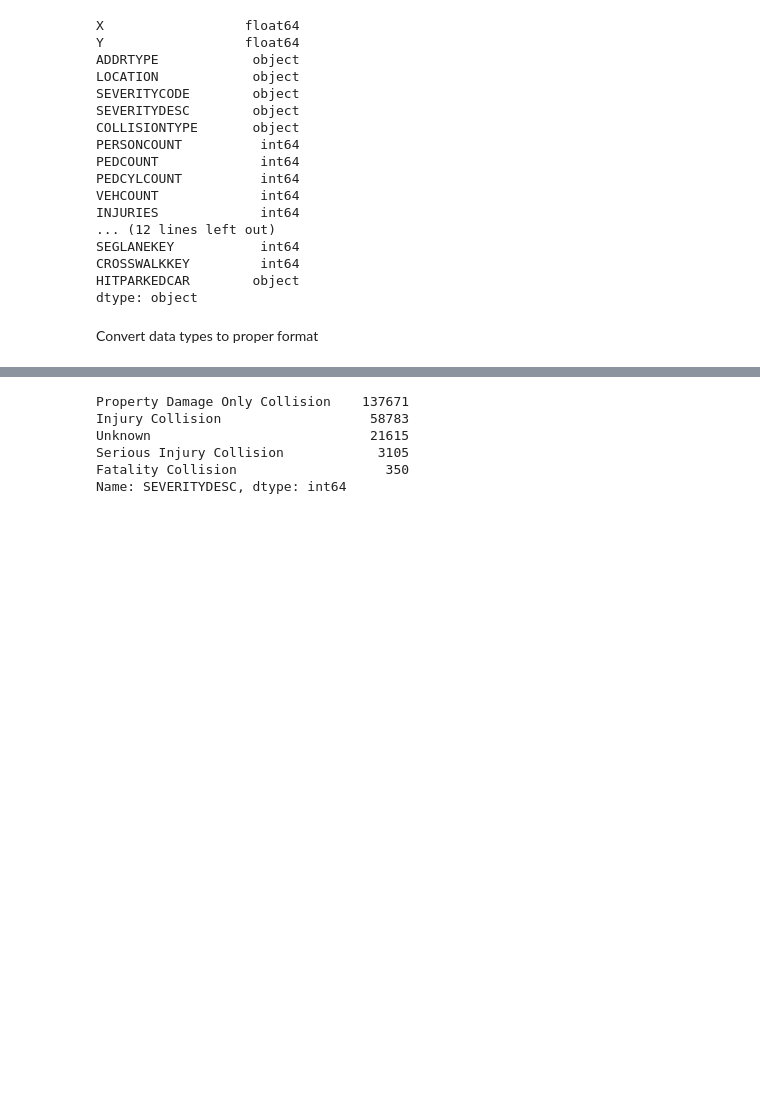
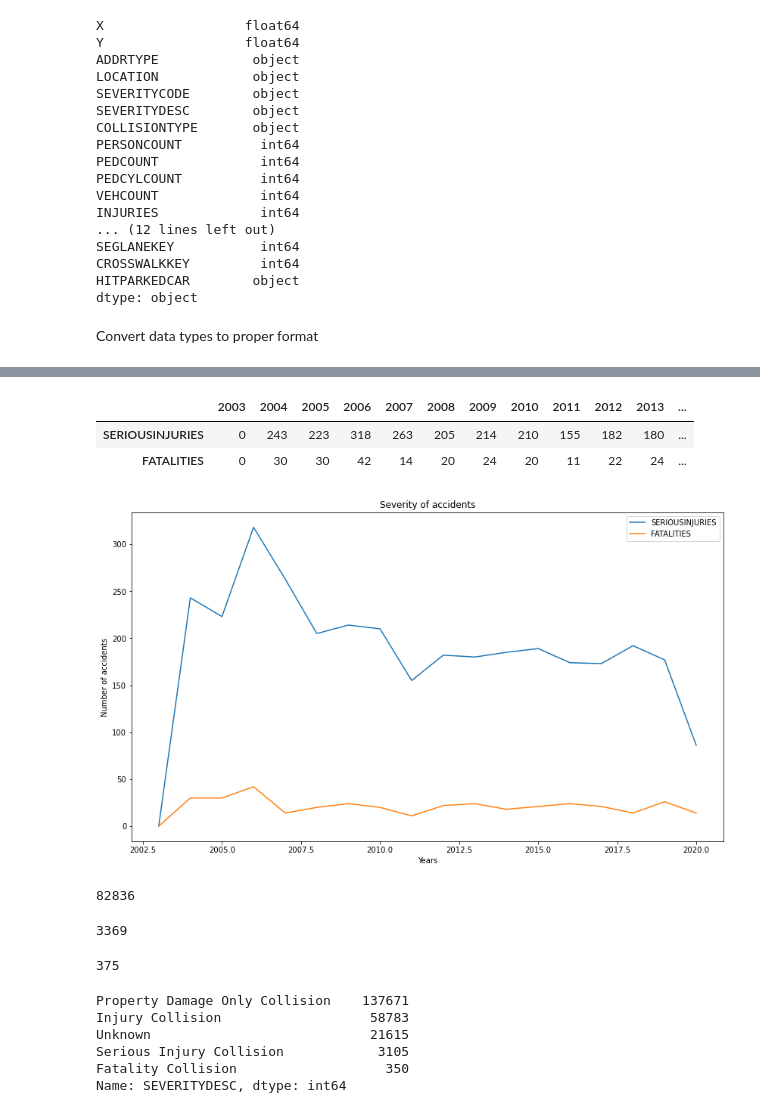
Before and after one commit to rodrigoeiragit/Coursera_Capstone, a Jupyter notebook: Applied Data Science Capstone Dataset.ipynb, the cells around one changed output, grey strips where cells are left out. Drawn from its saved outputs; the diff is of its cells as text; code cells hidden in the pictures; blank space fills up the shorter version.

Commit message:
data visualization lines

```diff
--- a/Applied Data Science Capstone Dataset.ipynb
+++ b/Applied Data Science Capstone Dataset.ipynb
@@ -153,0 +206,5 @@ df['INCDTTM'] = pd.to_datetime(df['INCDTTM'])
+# %%
+df['YEARS'] = pd.DatetimeIndex(df['INCDTTM']).year
+years = df['YEARS']
+years = years.tolist()
+years
@@ -153,0 +229,9 @@ df['INCDTTM'] = pd.to_datetime(df['INCDTTM'])
+# %%
+df1 = df[['YEARS', 'SERIOUSINJURIES', 'FATALITIES']]
+#df1.groupby(['YEARS','INJURIES', 'SERIOUSINJURIES', 'FATALITIES']).sum()
+df_years_severity = df1.groupby(years)['SERIOUSINJURIES', 'FATALITIES'].sum().transpose()
+df_years_severity
+# %% [output]
+|  | 2003 | 2004 | 2005 | 2006 | 2007 | 2008 | 2009 | 2010 | 2011 | 2012 | 2013 | ... |
+| SERIOUSINJURIES | 0 | 243 | 223 | 318 | 263 | 205 | 214 | 210 | 155 | 182 | 180 | ... |
+| FATALITIES | 0 | 30 | 30 | 42 | 14 | 20 | 24 | 20 | 11 | 22 | 24 | ... |
@@ -154,5 +244,30 @@ df['INCDTTM'] = pd.to_datetime(df['INCDTTM'])
+# %%
+#df_years_severity.index = df_years_severity.index.map(int) # let's change the index values of df_CI to type integer for plotting
+df_years_severity = df_years_severity.transpose()
+df_years_severity.plot(kind='line', figsize=(14,8))
+plt.title('Severity of accidents')
+plt.ylabel('Number of accidents')
+plt.xlabel('Years')
+plt.show()
+# %% [output]
+[figure, added]
 # %%
 import folium
+# %%
+injuries = df['INJURIES'].sum()
+injuries
+# %% [output]
+82836
+# %%
+serious_injuries = df['SERIOUSINJURIES'].sum()
+serious_injuries
+# %% [output]
+3369
+# %%
+fat_count = df['FATALITIES'].sum()
+fat_count
+# %% [output]
+375
 # %%
 df['SEVERITYDESC'].value_counts()
 # %% [output]
```
Also changed, not shown: parts of 7 cells of this notebook.
